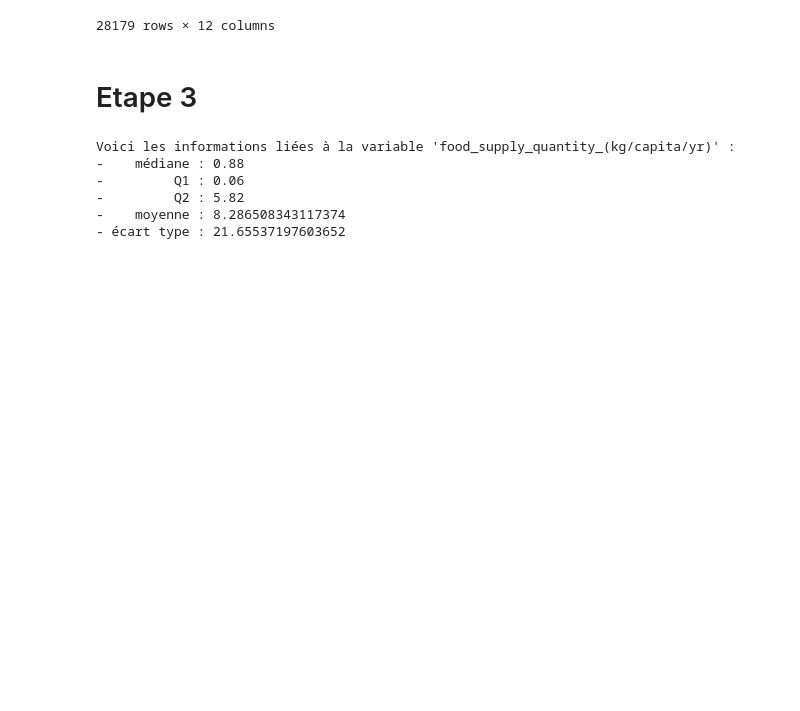
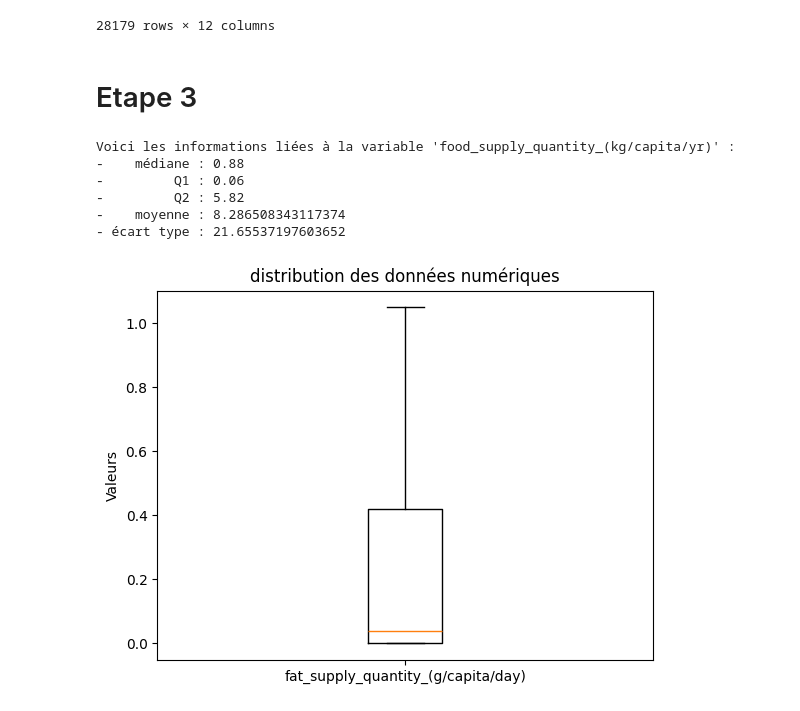
Before and after one commit to Hamza-Benhammou/brief_data_CCH, a Jupyter notebook: chris_test.ipynb, the cells around one changed output. Cells and saved outputs as stored; diff of their text form; code cells hidden in the pictures; blank space fills up the shorter version.

```diff
--- a/chris_test.ipynb
+++ b/chris_test.ipynb
@@ -528,14 +531,27 @@ display(df_merge2)
 # %%
 ### 17 Quelle est la médiane de la variable food_supply_quantity_(g/capita/day) ? Q1 ? Q3 ? La moyenne ? L’écart type ?
 # Interpréter ces valeurs en les intégrant dasn une phrase.
-cible = 'food_supply_quantity_(kg/capita/yr)'
-median = df_merge2[cible].median()
-Q1 = df_merge2[cible].quantile(0.25)
-Q2 = df_merge2[cible].quantile(0.75)
-mean = df_merge2[cible].mean()
-std = df_merge2[cible].std()
+graisse = 'fat_supply_quantity_(g/capita/day)'
+dispo = 'food_supply_(kcal/capita/day)'
+dispo_quantite = 'food_supply_quantity_(kg/capita/yr)'
+dispo_proteine = 'protein_supply_quantity_(g/capita/day)'
 
-texte = f"""Voici les informations liées à la variable '{cible}' :
+val_graisse = df_merge2[df_merge2[graisse].notna()]
+val_graisse = val_graisse[graisse]
+val_dispo = df_merge2[df_merge2[dispo].notna()]
+val_dispo = val_dispo[dispo]
+val_dispo_quantite = df_merge2[df_merge2[dispo_quantite].notna()]
+val_dispo_quantite = val_dispo_quantite[dispo_quantite]
+val_dispo_proteine = df_merge2[df_merge2[dispo_proteine].notna()]
+val_dispo_proteine = val_dispo_proteine[dispo_proteine]
+
+median = df_merge2[dispo_quantite].median()
+Q1 = df_merge2[dispo_quantite].quantile(0.25)
+Q2 = df_merge2[dispo_quantite].quantile(0.75)
+mean = df_merge2[dispo_quantite].mean()
+std = df_merge2[dispo_quantite].std()
+
+texte = f"""Voici les informations liées à la variable '{dispo_quantite}' :
 -    médiane : {median}
 -         Q1 : {Q1}
 -         Q2 : {Q2}
@@ -553,3 +569,19 @@ Voici les informations liées à la variable 'food_supply_quantity_(kg/capita/yr
 # %%
 ### 18 Visualisez la distribution des données numériques à l’aide d’un histogramme. Utilisez une boucle si nécessaire.
 # Si certaines variables contiennent des valeurs extrêmes vous pouvez effectuer une transformation sur vos données. (En logarithmes par exemple)
+
+# Générer des données aléatoires pour trois groupes
+data1 = val_graisse
+data = [data1]
+
+# Créer le diagramme en boîte
+plt.boxplot(data, labels=[graisse], showfliers=False)
+plt.title('distribution des données numériques')
+plt.ylabel('Valeurs')
+
+# plt.yticks(ticks=[0, 5])
+
+# Afficher le diagramme en boîte
+plt.show()
+# %% [output]
+[figure, added]
```
Also changed, not shown: parts of 7 cells of this notebook.
